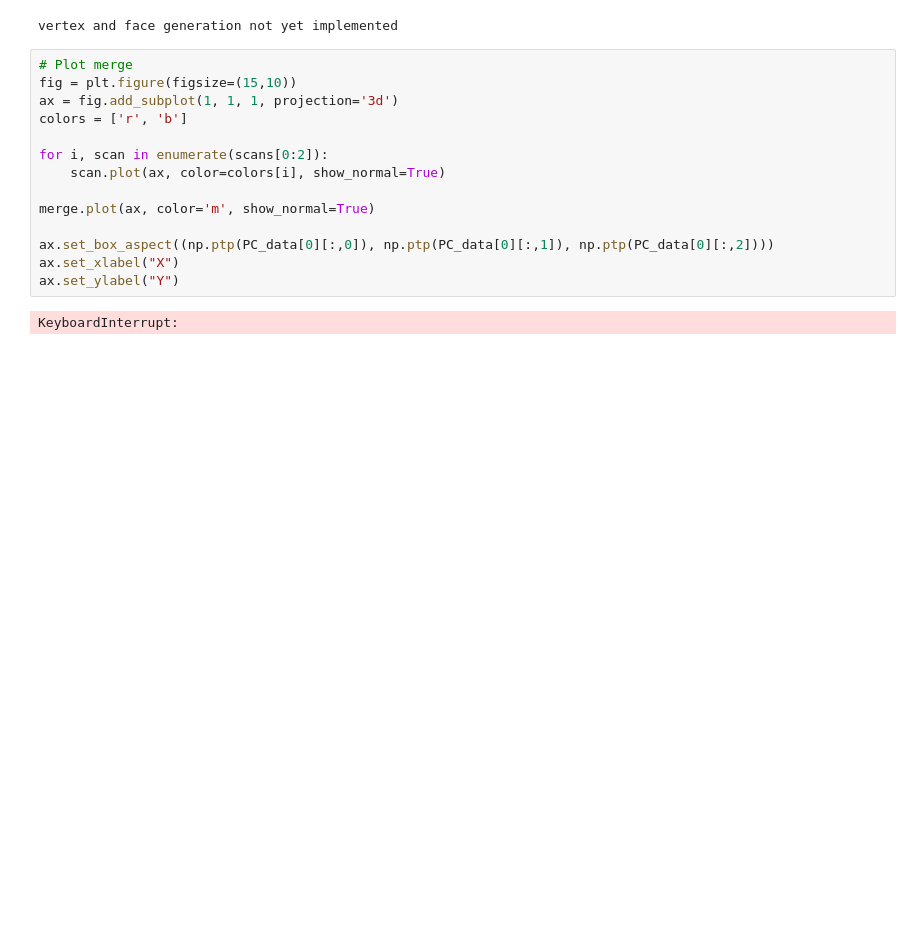
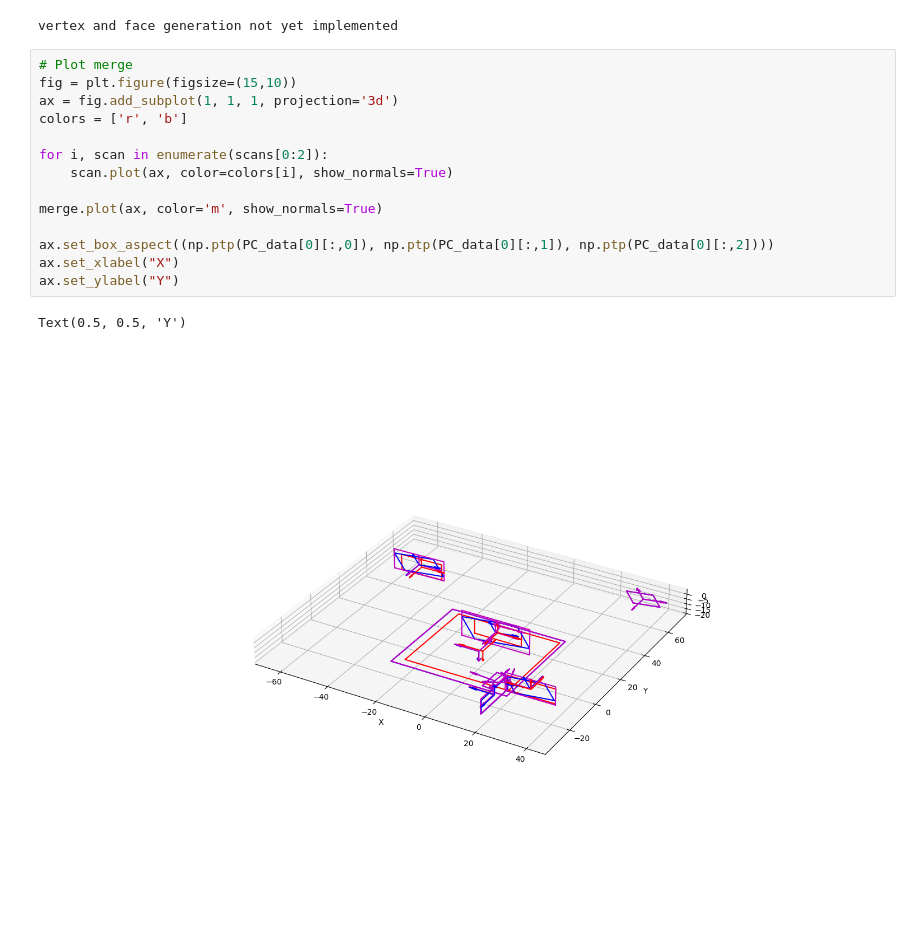
Before and after one commit to Stanford-NavLab/planeslam, a Jupyter notebook: notebooks/airsim_tests.ipynb, the cells around one changed output. Cells and saved outputs as stored; diff of their text form; blank space fills up the shorter version.

Commit message:
Scan merging on airsim data

```diff
--- a/notebooks/airsim_tests.ipynb
+++ b/notebooks/airsim_tests.ipynb
@@ -47,17 +47,18 @@ vertex and face generation not yet implemented
 # %%
 # Plot merge
 fig = plt.figure(figsize=(15,10))
 ax = fig.add_subplot(1, 1, 1, projection='3d')
 colors = ['r', 'b']
 
 for i, scan in enumerate(scans[0:2]):
-    scan.plot(ax, color=colors[i], show_normal=True)
+    scan.plot(ax, color=colors[i], show_normals=True)
 
-merge.plot(ax, color='m', show_normal=True)
+merge.plot(ax, color='m', show_normals=True)
 
 ax.set_box_aspect((np.ptp(PC_data[0][:,0]), np.ptp(PC_data[0][:,1]), np.ptp(PC_data[0][:,2])))
 ax.set_xlabel("X")
 ax.set_ylabel("Y")
 # %% [output]
-KeyboardInterrupt:
+Text(0.5, 0.5, 'Y')
+[figure, added]
 # %%
```
Also changed, not shown: parts of 2 cells of this notebook, 1 other file.
